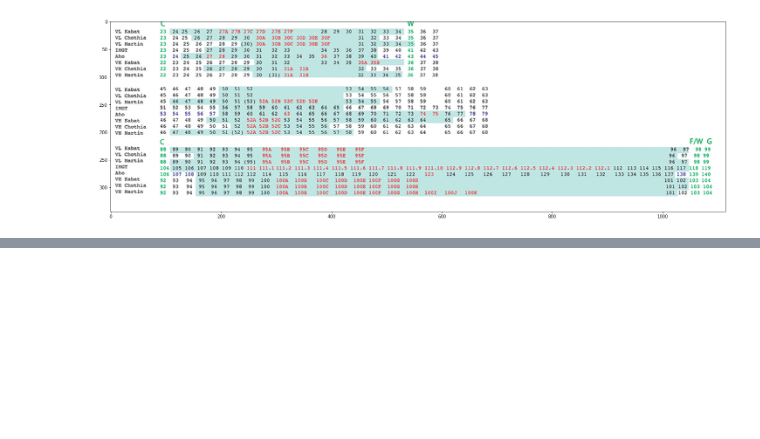
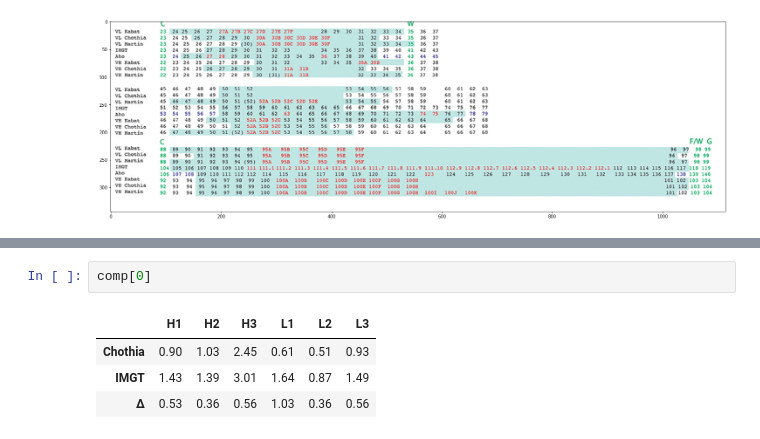
Before and after one commit to felixsihombing/ABlooper, a Jupyter notebook: analyse_training.ipynb, the cells around one changed output, grey strips where cells are left out. Drawn from its saved outputs; the diff is of its cells as text; blank space fills up the shorter version.

```diff
--- a/analyse_training.ipynb
+++ b/analyse_training.ipynb
@@ -217,0 +258,7 @@ plt.imshow(mpimg.imread('figures/numbering_schemes.png'))
+# %%
+comp[0]
+# %% [output]
+|  | H1 | H2 | H3 | L1 | L2 | L3 |
+| Chothia | 0.90 | 1.03 | 2.45 | 0.61 | 0.51 | 0.93 |
+| IMGT | 1.43 | 1.39 | 3.01 | 1.64 | 0.87 | 1.49 |
+| Δ | 0.53 | 0.36 | 0.56 | 1.03 | 0.36 | 0.56 |
```
Also changed, not shown: parts of 7 cells of this notebook, 30 other files.
